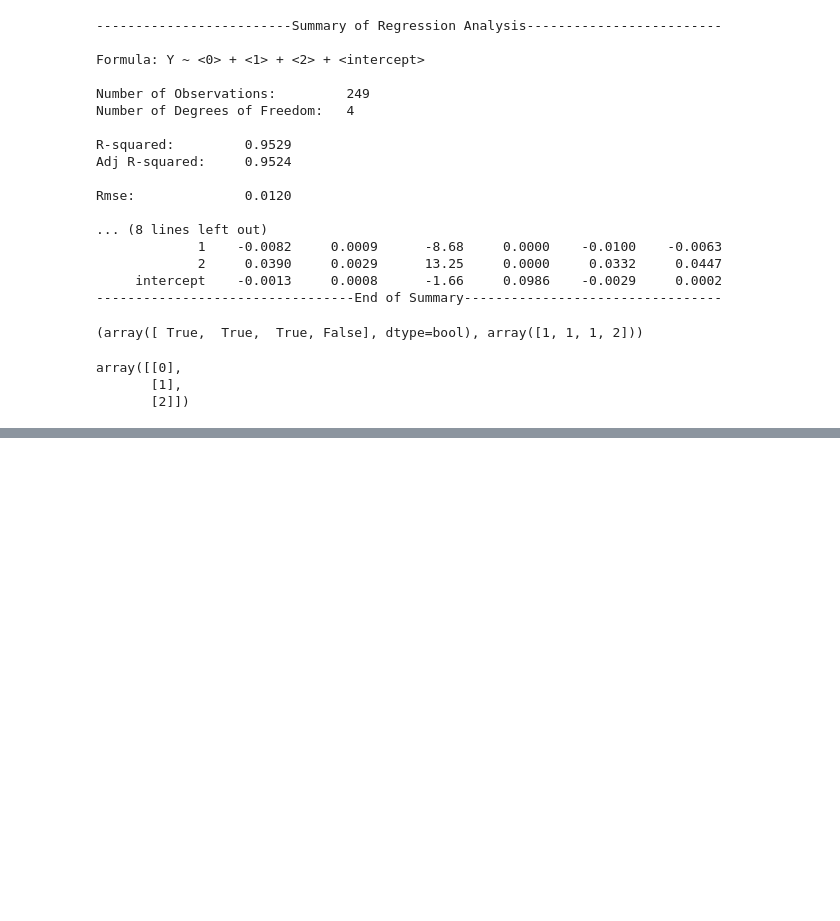
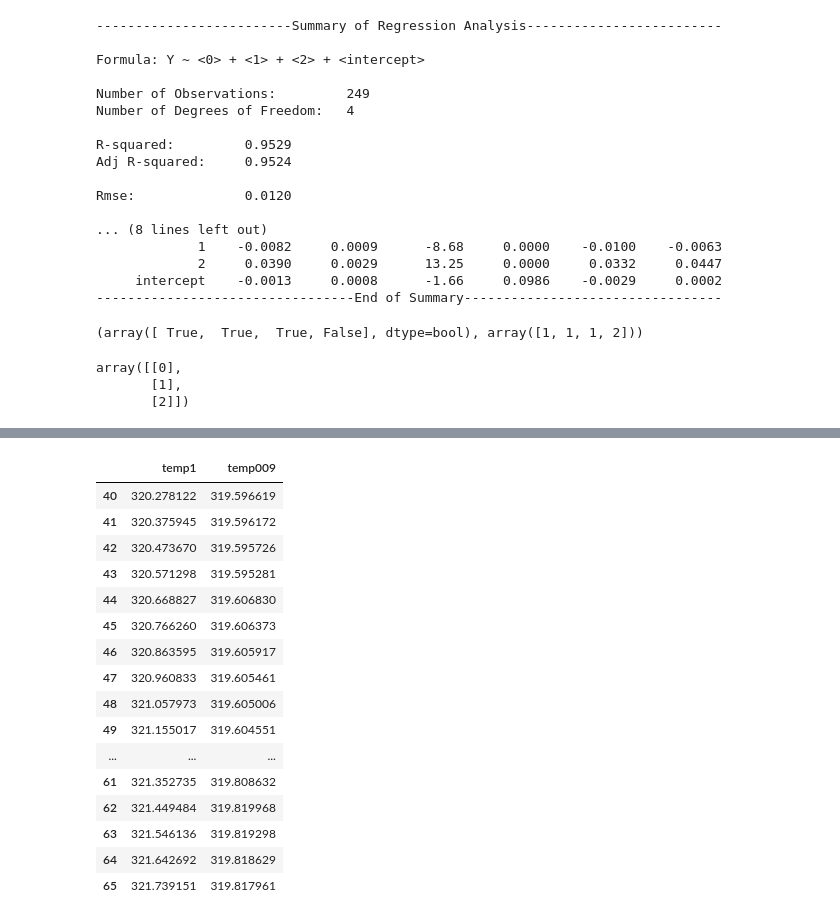
Before and after one commit to xy008areshsu/AdaFT, a Jupyter notebook: Untitled.ipynb, the cells around one changed output, grey strips where cells are left out. Drawn from its saved outputs; the diff is of its cells as text; code cells hidden in the pictures; blank space fills up the shorter version.

```diff
--- a/Untitled.ipynb
+++ b/Untitled.ipynb
@@ -1043,0 +1053,20 @@ array([[0],
+# %%
+temp.ix[40:65, ]
+# %% [output]
+|  | temp1 | temp009 |
+| 40 | 320.278122 | 319.596619 |
+| 41 | 320.375945 | 319.596172 |
+| 42 | 320.473670 | 319.595726 |
+| 43 | 320.571298 | 319.595281 |
+| 44 | 320.668827 | 319.606830 |
+| 45 | 320.766260 | 319.606373 |
+| 46 | 320.863595 | 319.605917 |
+| 47 | 320.960833 | 319.605461 |
+| 48 | 321.057973 | 319.605006 |
+| 49 | 321.155017 | 319.604551 |
+| ... | ... | ... |
+| 61 | 321.352735 | 319.808632 |
+| 62 | 321.449484 | 319.819968 |
+| 63 | 321.546136 | 319.819298 |
+| 64 | 321.642692 | 319.818629 |
+| 65 | 321.739151 | 319.817961 |
```
Also changed, not shown: parts of 1 cell of this notebook, 7 other files.
